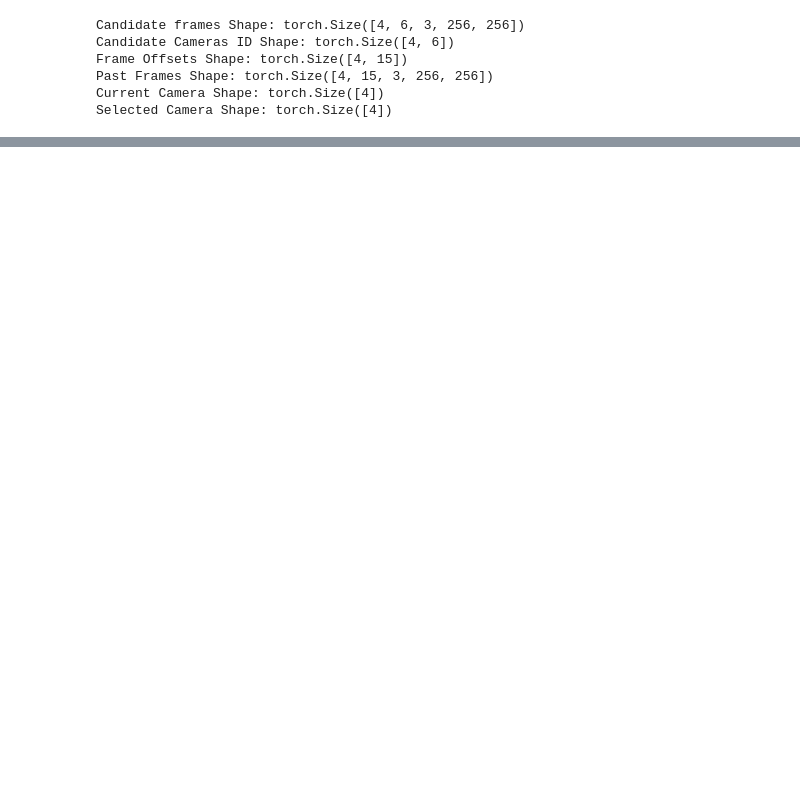
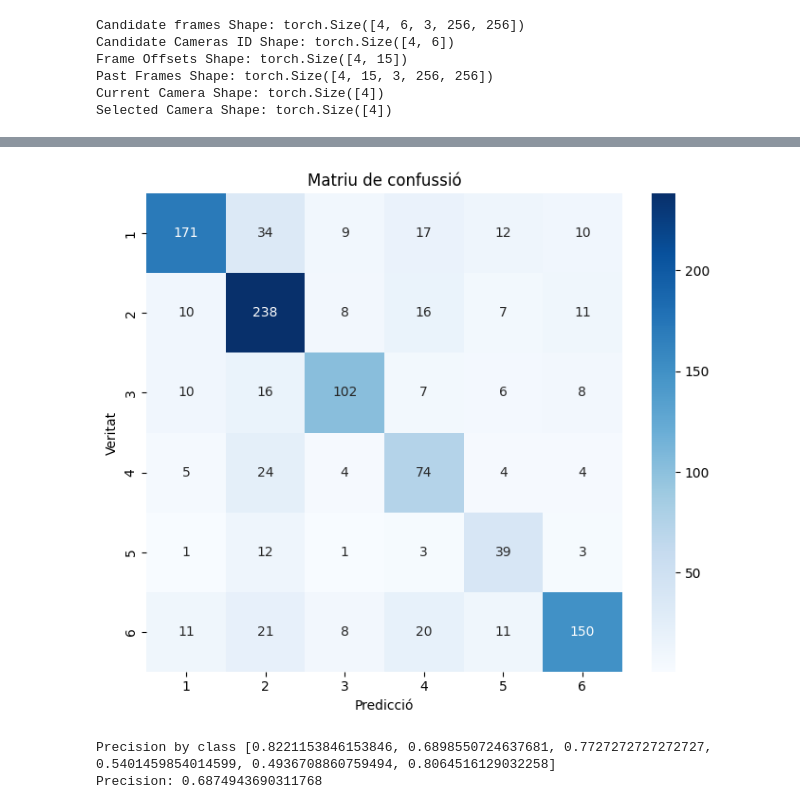
Before and after one commit to ocasalsmo/Edicio_de_video_multicamera, a Jupyter notebook: main.ipynb, the cells around one changed output, grey strips where cells are left out. Saved outputs shown, nothing was run; the diff lists cells and outputs as text; code cells hidden in the pictures; blank space fills up the shorter version.

```diff
--- a/main.ipynb
+++ b/main.ipynb
@@ -666,3 +792,3 @@ len(test_d)
 # %%
-loss_test, acc_test = test(m, test_lodaer)
+loss_test, acc_test, c_mat, prec_per_class, prec_macro = test_confusion_matrix(model_saved, test_lodaer)
 # %% [output]
@@ -672,0 +799,23 @@ Average loss = 0.2761311091701774, average_accuracy = 0.7120515179392825, number
+# %%
+def plot_conf_matrix(n):
+    labels = list(range(1, n.shape[0] + 1))
+
+    plt.figure(figsize=(7, 6))
+    sns.heatmap(n, annot=True, fmt="d", cmap="Blues", xticklabels=labels, yticklabels=labels)
+
+    plt.xlabel("Predicció")
+    plt.ylabel("Veritat")
+    plt.title("Matriu de confussió")
+
+    plt.tight_layout()
+    plt.show()
+# %%
+plot_conf_matrix(c_mat.numpy())
+# %% [output]
+[figure, added]
+# %%
+print("Precision by class",prec_per_class)
+print("Precision:", prec_macro)
+# %% [output]
+Precision by class [0.8221153846153846, 0.6898550724637681, 0.7727272727272727, 0.5401459854014599, 0.4936708860759494, 0.8064516129032258]
+Precision: 0.6874943690311768
```
Also changed, not shown: parts of 22 cells of this notebook, 1 other file.
